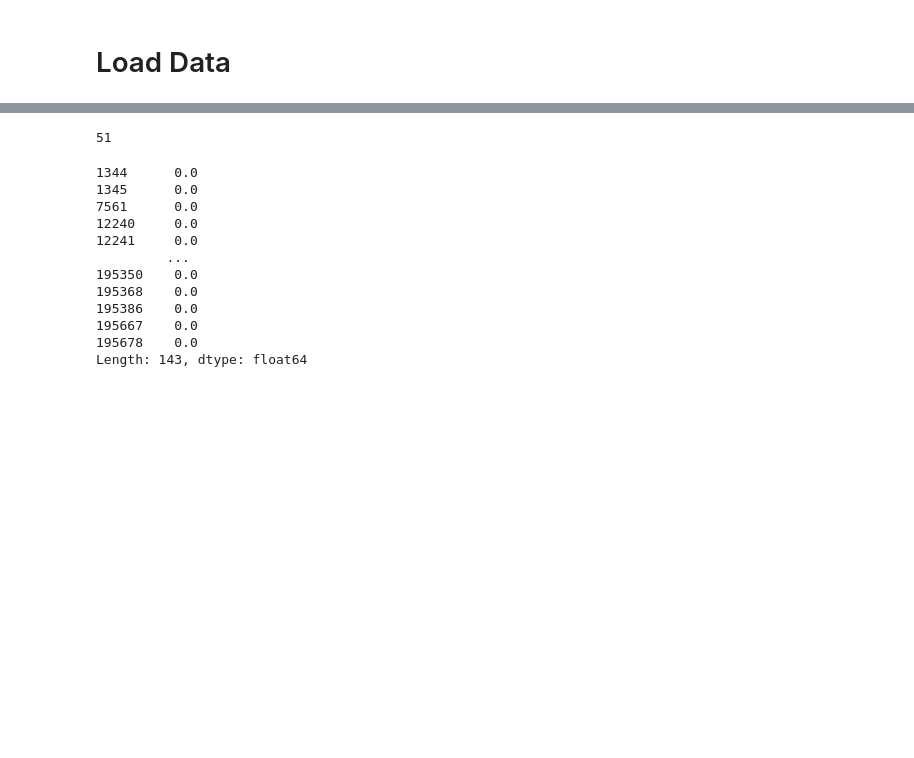
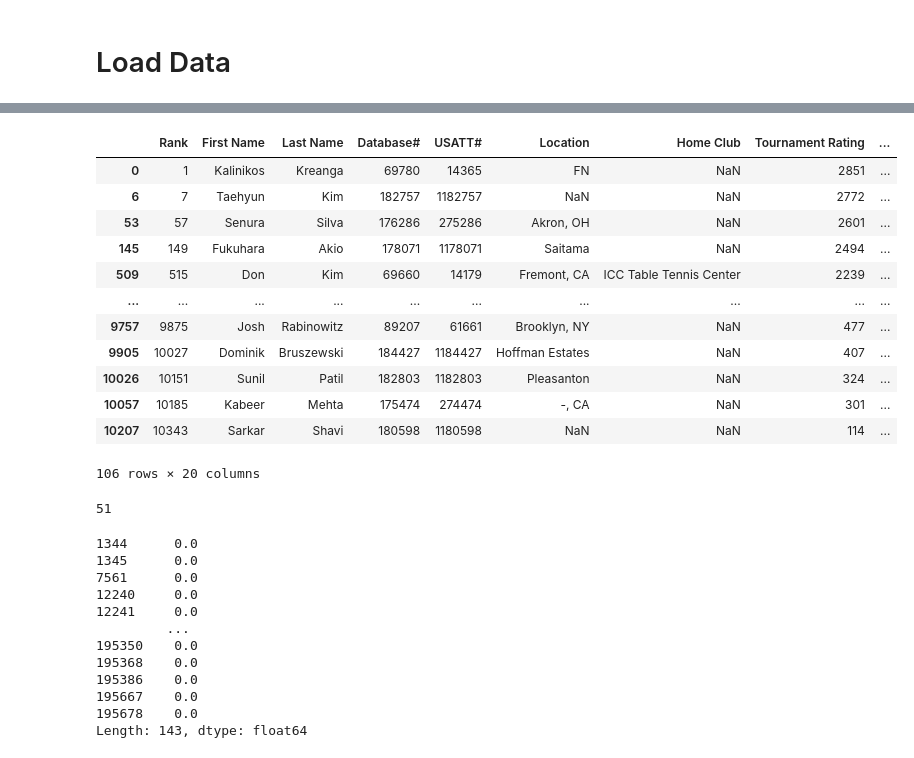
Before and after one commit to stabweee/tt-ds-proj, a Jupyter notebook: analysis/validation.ipynb, the cells around one changed output, grey strips where cells are left out. Drawn from its saved outputs; the diff is of its cells as text; code cells hidden in the pictures; blank space fills up the shorter version.

```diff
--- a/analysis/validation.ipynb
+++ b/analysis/validation.ipynb
@@ -22,3 +38,19 @@ juniors = players[(players['Age'] <= timedelta(19*365)) & (players['Tournaments
+# %%
+players[(players['Date of Birth'] == '1900-01-01')]
+# %% [output]
+|  | Rank | First Name | Last Name | Database# | USATT# | Location | Home Club | Tournament Rating | ... |
+| 0 | 1 | Kalinikos | Kreanga | 69780 | 14365 | FN | NaN | 2851 | ... |
+| 6 | 7 | Taehyun | Kim | 182757 | 1182757 | NaN | NaN | 2772 | ... |
+| 53 | 57 | Senura | Silva | 176286 | 275286 | Akron, OH | NaN | 2601 | ... |
+| 145 | 149 | Fukuhara | Akio | 178071 | 1178071 | Saitama | NaN | 2494 | ... |
+| 509 | 515 | Don | Kim | 69660 | 14179 | Fremont, CA | ICC Table Tennis Center | 2239 | ... |
+| ... | ... | ... | ... | ... | ... | ... | ... | ... | ... |
+| 9757 | 9875 | Josh | Rabinowitz | 89207 | 61661 | Brooklyn, NY | NaN | 477 | ... |
+| 9905 | 10027 | Dominik | Bruszewski | 184427 | 1184427 | Hoffman Estates | NaN | 407 | ... |
+| 10026 | 10151 | Sunil | Patil | 182803 | 1182803 | Pleasanton | NaN | 324 | ... |
+| 10057 | 10185 | Kabeer | Mehta | 175474 | 274474 | -, CA | NaN | 301 | ... |
+| 10207 | 10343 | Sarkar | Shavi | 180598 | 1180598 | NaN | NaN | 114 | ... |
+106 rows × 20 columns
 # %%
 active_index = td['Expiration Date'] >= '2024-09-11'
 active = td[active_index]
```
Also changed, not shown: parts of 4 cells of this notebook, 11 other files.
